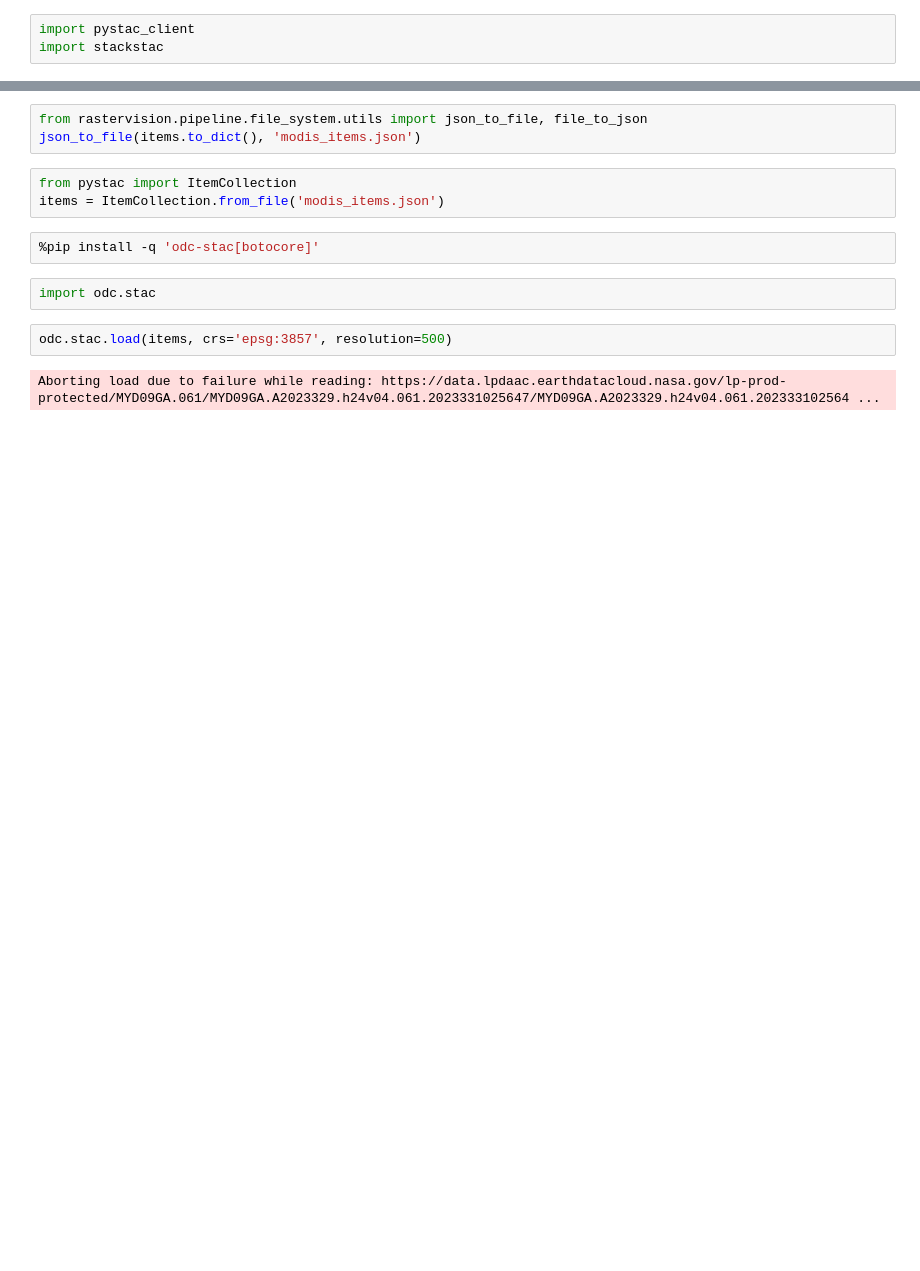
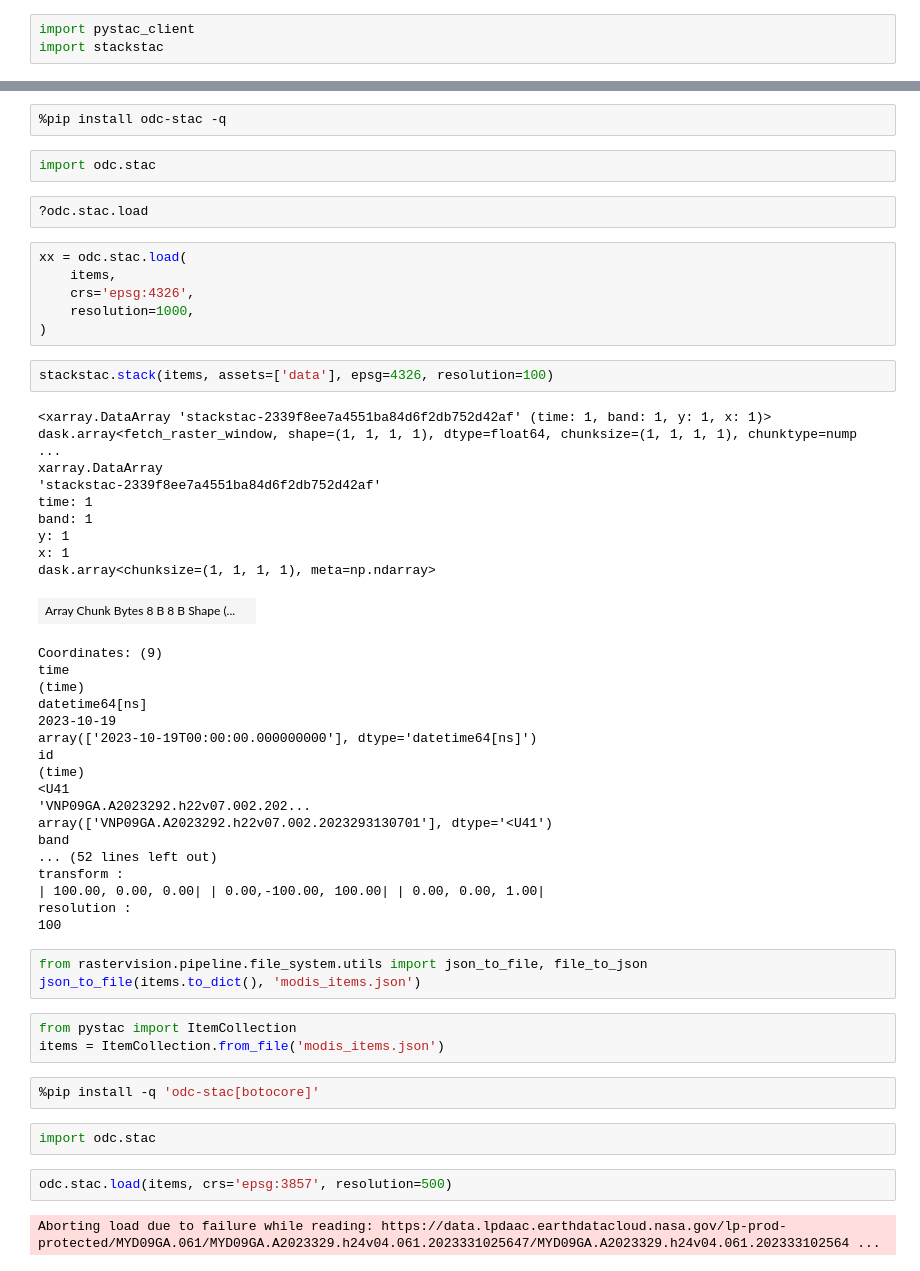
Before and after one commit to AdeelH/raster-vision, a Jupyter notebook: docs/usage/tutorials/modis.ipynb, the cells around one changed output, grey strips where cells are left out. Drawn from its saved outputs; the diff is of its cells as text; blank space fills up the shorter version.

```diff
--- a/docs/usage/tutorials/modis.ipynb
+++ b/docs/usage/tutorials/modis.ipynb
@@ -92,3 +189,44 @@ items = search.get_all_items()
+# %%
+%pip install odc-stac -q
+# %%
+import odc.stac
+# %%
+?odc.stac.load
+# %%
+xx = odc.stac.load(
+    items,
+    crs='epsg:4326',
+    resolution=1000,
+)
+# %%
+stackstac.stack(items, assets=['data'], epsg=4326, resolution=100)
+# %% [output]
+<xarray.DataArray 'stackstac-2339f8ee7a4551ba84d6f2db752d42af' (time: 1, band: 1, y: 1, x: 1)> dask.array<fetch_raster_window, shape=(1, 1, 1, 1), dtype=float64, chunksize=(1, 1, 1, 1), chunktype=nump ...
+xarray.DataArray
+'stackstac-2339f8ee7a4551ba84d6f2db752d42af'
+time: 1
+band: 1
+y: 1
+x: 1
+dask.array<chunksize=(1, 1, 1, 1), meta=np.ndarray>
+| Array Chunk Bytes 8 B 8 B Shape (... |  |
+Coordinates: (9)
+time
+(time)
+datetime64[ns]
+2023-10-19
+array(['2023-10-19T00:00:00.000000000'], dtype='datetime64[ns]')
+id
+(time)
+<U41
+'VNP09GA.A2023292.h22v07.002.202...
+array(['VNP09GA.A2023292.h22v07.002.2023293130701'], dtype='<U41')
+band
+... (52 lines left out)
+transform :
+| 100.00, 0.00, 0.00| | 0.00,-100.00, 100.00| | 0.00, 0.00, 1.00|
+resolution :
+100
 # %%
 from rastervision.pipeline.file_system.utils import json_to_file, file_to_json
 json_to_file(items.to_dict(), 'modis_items.json')
```
Also changed, not shown: parts of 28 cells of this notebook, 1 other file.
